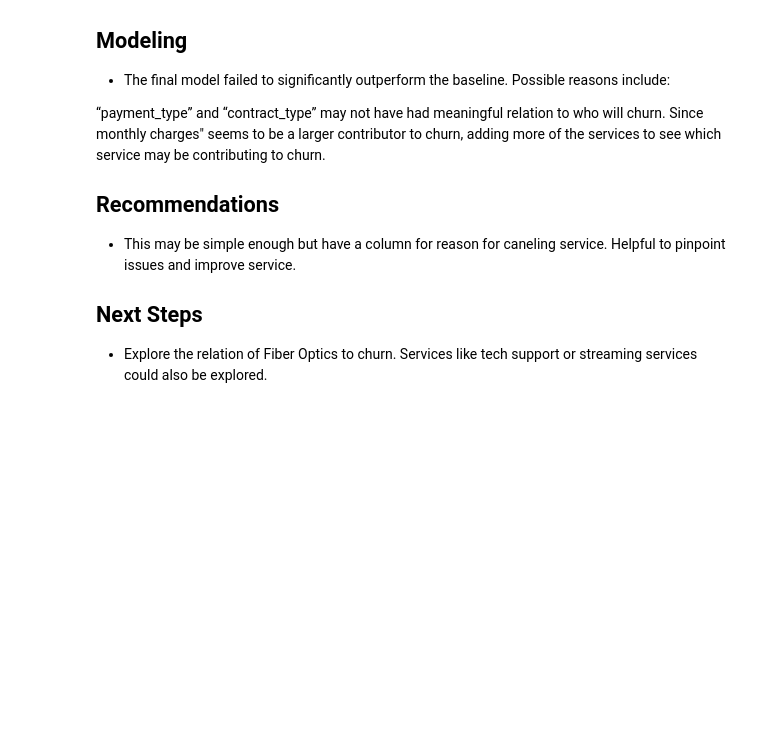
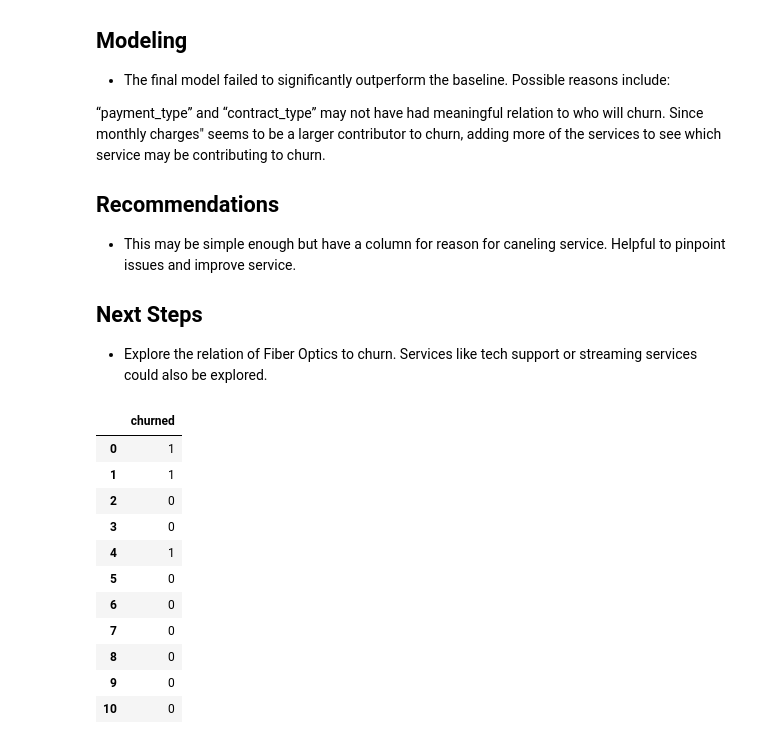
Before and after one commit to mannievilla/Project-Feel-the-Churn, a Jupyter notebook: Final_Report.ipynb, the cells around one changed output. Cells and saved outputs as stored; diff of their text form; code cells hidden in the pictures; blank space fills up the shorter version.

```diff
--- a/Final_Report.ipynb
+++ b/Final_Report.ipynb
@@ -288,3 +281,21 @@ Since monthly charges" seems to be a larger contributor to churn, adding more of
 
 ## Next Steps
 * Explore the relation of Fiber Optics to churn. Services like tech support or streaming services could also be explored.
+# %%
+has_churned = [1, 1, 0, 0, 1, 0, 0, 0, 0, 0, 0]
+df = pd.DataFrame(has_churned, columns=['churned'])
+# %%
+df
+# %% [output]
+|  | churned |
+| 0 | 1 |
+| 1 | 1 |
+| 2 | 0 |
+| 3 | 0 |
+| 4 | 1 |
+| 5 | 0 |
+| 6 | 0 |
+| 7 | 0 |
+| 8 | 0 |
+| 9 | 0 |
+| 10 | 0 |
```
Also changed, not shown: parts of 5 cells of this notebook, 1 other file.
